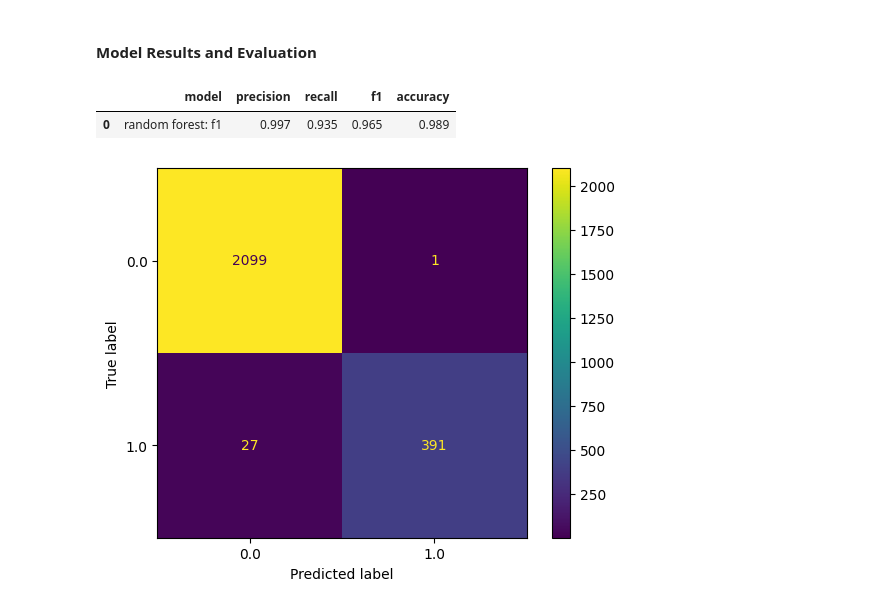
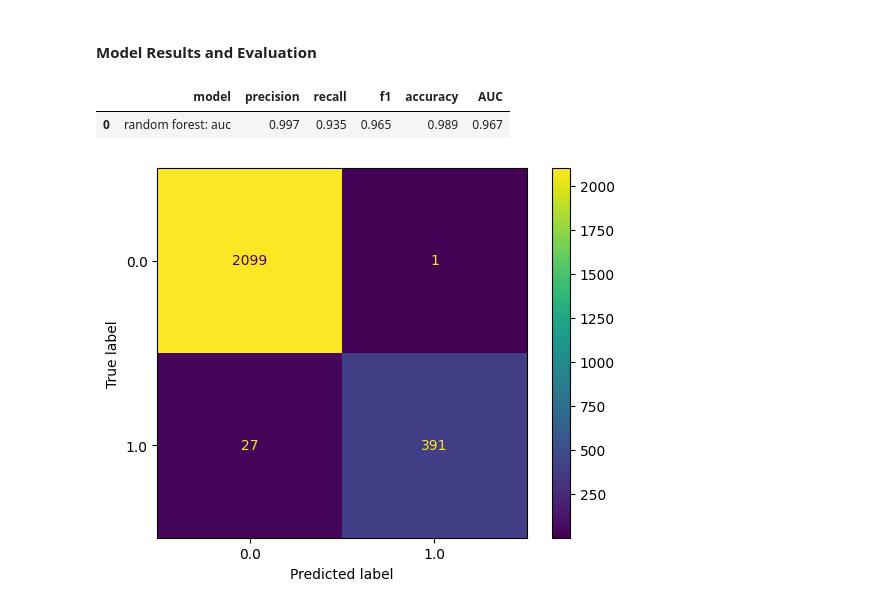
Before and after one commit to CoenMeintjes/predicting_employee_churn_salifort_motors, a Jupyter notebook: project_notebook.ipynb, the cells around one changed output. Drawn from its saved outputs; the diff is of its cells as text; code cells hidden in the pictures.

```diff
--- a/project_notebook.ipynb
+++ b/project_notebook.ipynb
@@ -861,26 +862,28 @@ AUC Score: 0.831190
 # %%
 def get_validation_scores(model_name:str, preds, y_val_data):
     '''
-    Generate a table of test scores.
+    Generate a table of validation scores.
 
     In:
         model_name (string): Your choice: how the model will be named in the output table
-        preds: numpy array of test predictions
-        y_test_data: numpy array of y_test data
+        preds: numpy array of validation predictions
+        y_test_data: numpy array of y_val data
 
     Out:
-        table: a pandas df of precision, recall, f1, and accuracy scores for your model
+        table: a pandas df of precision, recall, f1, and accuracy, auc scores for your model
     '''
     accuracy = round(accuracy_score(y_val_data, preds), 3)
     precision = round(precision_score(y_val_data, preds), 3)
     recall = round(recall_score(y_val_data, preds), 3)
     f1 = round(f1_score(y_val_data, preds), 3)
+    auc = round(roc_auc_score(y_val_data, preds), 3)
 
     table = pd.DataFrame({'model': [model_name],
                         'precision': [precision],
                         'recall': [recall],
                         'f1': [f1],
-                        'accuracy': [accuracy]
+                        'accuracy': [accuracy],
+                        'AUC': [auc]
                         })
 
     return table
@@ -1105,11 +1138,11 @@ preds = rf_opt.best_estimator_.predict(X_val)
 #### Model Results and Evaluation
 # %%
 # Get scores on validation data
-rf_opt_validation_scores = get_validation_scores('random forest: f1', preds, y_val)
+rf_opt_validation_scores = get_validation_scores('random forest: auc', preds, y_val)
 rf_opt_validation_scores
 # %% [output]
-|  | model | precision | recall | f1 | accuracy |
-| 0 | random forest: f1 | 0.997 | 0.935 | 0.965 | 0.989 |
+|  | model | precision | recall | f1 | accuracy | AUC |
+| 0 | random forest: auc | 0.997 | 0.935 | 0.965 | 0.989 | 0.967 |
 # %%
 # Generate array of values for confusion matrix
 cm = confusion_matrix(y_val, preds, labels= rf_opt.classes_)
```
Also changed, not shown: parts of 31 cells of this notebook, 4 other files.
